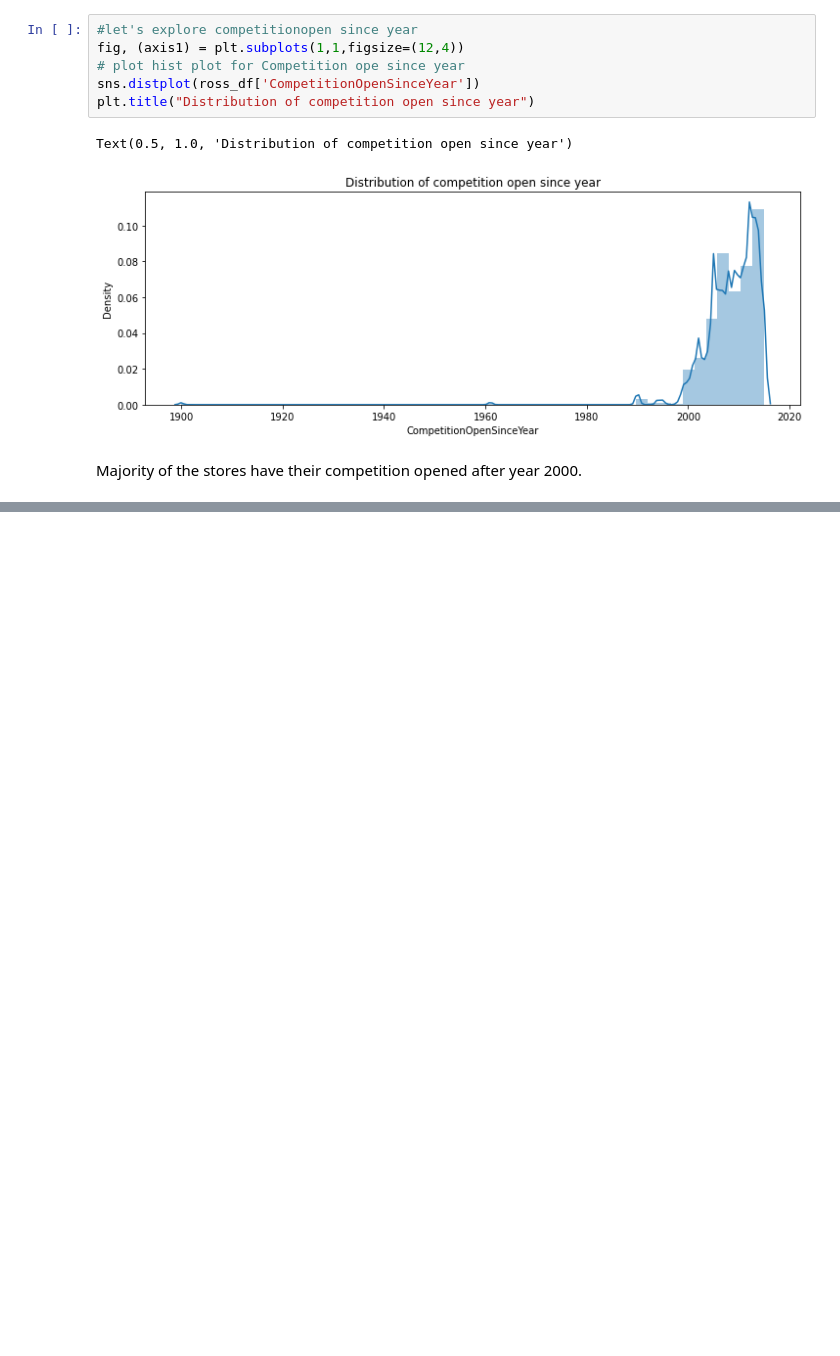
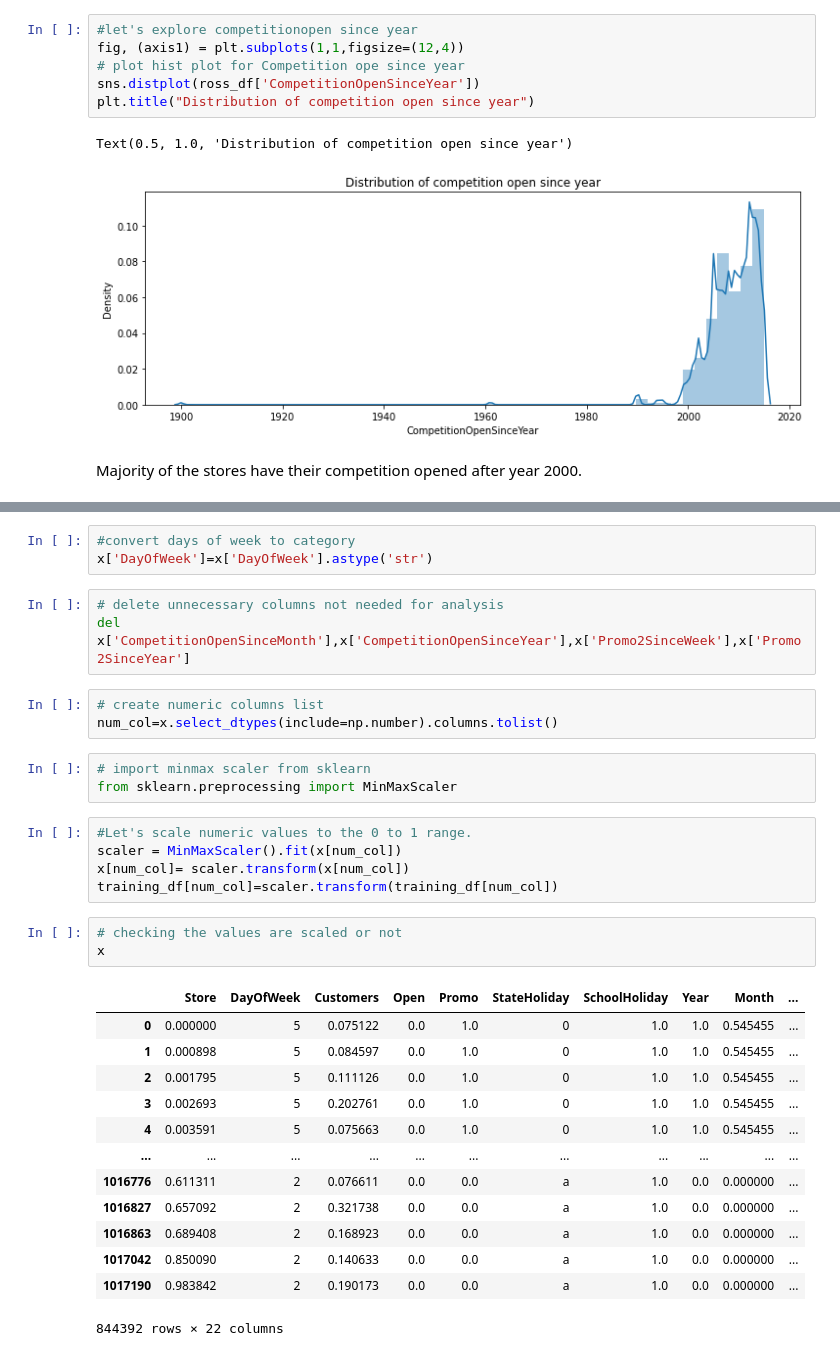
Before and after one commit to vak1997/Rossmann-Sales-Prediction, a Jupyter notebook: Rossmann_Sales_Prediction_Capstone_Project_2.ipynb, the cells around one changed output, grey strips where cells are left out. Cells and saved outputs as stored; diff of their text form; blank space fills up the shorter version.

```diff
--- a/Rossmann_Sales_Prediction_Capstone_Project_2.ipynb
+++ b/Rossmann_Sales_Prediction_Capstone_Project_2.ipynb
@@ -461,0 +491,34 @@ Majority of the stores have their competition opened after year 2000.
+# %%
+#convert days of week to category
+x['DayOfWeek']=x['DayOfWeek'].astype('str')
+# %%
+# delete unnecessary columns not needed for analysis
+del x['CompetitionOpenSinceMonth'],x['CompetitionOpenSinceYear'],x['Promo2SinceWeek'],x['Promo2SinceYear']
+# %%
+# create numeric columns list
+num_col=x.select_dtypes(include=np.number).columns.tolist()
+# %%
+# import minmax scaler from sklearn
+from sklearn.preprocessing import MinMaxScaler
+# %%
+#Let's scale numeric values to the 0 to 1 range.
+scaler = MinMaxScaler().fit(x[num_col])
+x[num_col]= scaler.transform(x[num_col])
+training_df[num_col]=scaler.transform(training_df[num_col])
+# %%
+# checking the values are scaled or not
+x
+# %% [output]
+|  | Store | DayOfWeek | Customers | Open | Promo | StateHoliday | SchoolHoliday | Year | Month | ... |
+| 0 | 0.000000 | 5 | 0.075122 | 0.0 | 1.0 | 0 | 1.0 | 1.0 | 0.545455 | ... |
+| 1 | 0.000898 | 5 | 0.084597 | 0.0 | 1.0 | 0 | 1.0 | 1.0 | 0.545455 | ... |
+| 2 | 0.001795 | 5 | 0.111126 | 0.0 | 1.0 | 0 | 1.0 | 1.0 | 0.545455 | ... |
+| 3 | 0.002693 | 5 | 0.202761 | 0.0 | 1.0 | 0 | 1.0 | 1.0 | 0.545455 | ... |
+| 4 | 0.003591 | 5 | 0.075663 | 0.0 | 1.0 | 0 | 1.0 | 1.0 | 0.545455 | ... |
+| ... | ... | ... | ... | ... | ... | ... | ... | ... | ... | ... |
+| 1016776 | 0.611311 | 2 | 0.076611 | 0.0 | 0.0 | a | 1.0 | 0.0 | 0.000000 | ... |
+| 1016827 | 0.657092 | 2 | 0.321738 | 0.0 | 0.0 | a | 1.0 | 0.0 | 0.000000 | ... |
+| 1016863 | 0.689408 | 2 | 0.168923 | 0.0 | 0.0 | a | 1.0 | 0.0 | 0.000000 | ... |
+| 1017042 | 0.850090 | 2 | 0.140633 | 0.0 | 0.0 | a | 1.0 | 0.0 | 0.000000 | ... |
+| 1017190 | 0.983842 | 2 | 0.190173 | 0.0 | 0.0 | a | 1.0 | 0.0 | 0.000000 | ... |
+844392 rows × 22 columns
```
Also changed, not shown: parts of 19 cells of this notebook.
